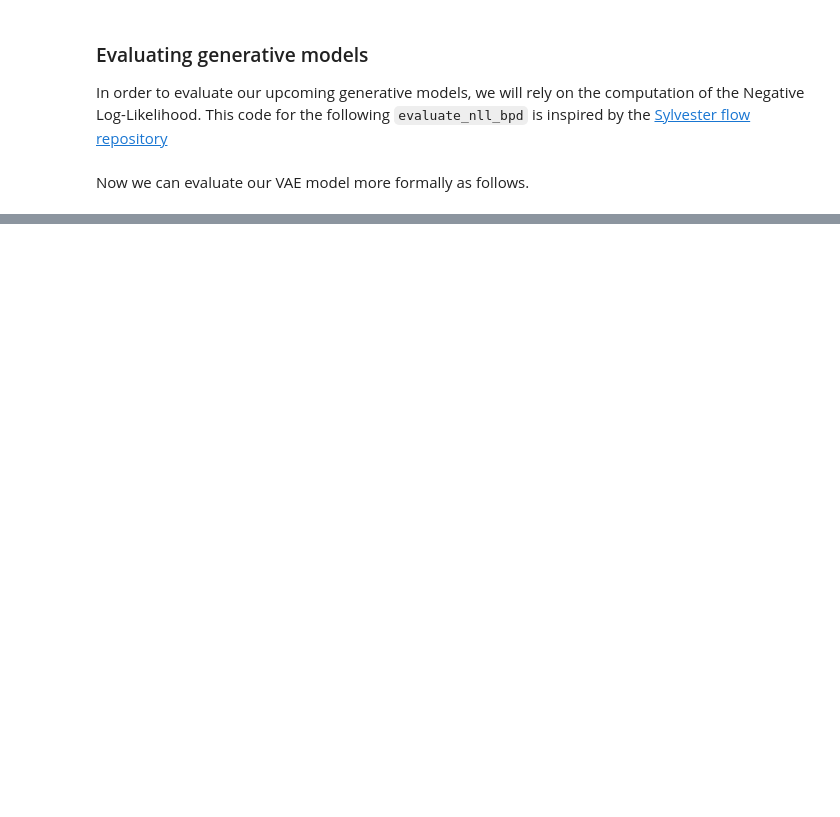
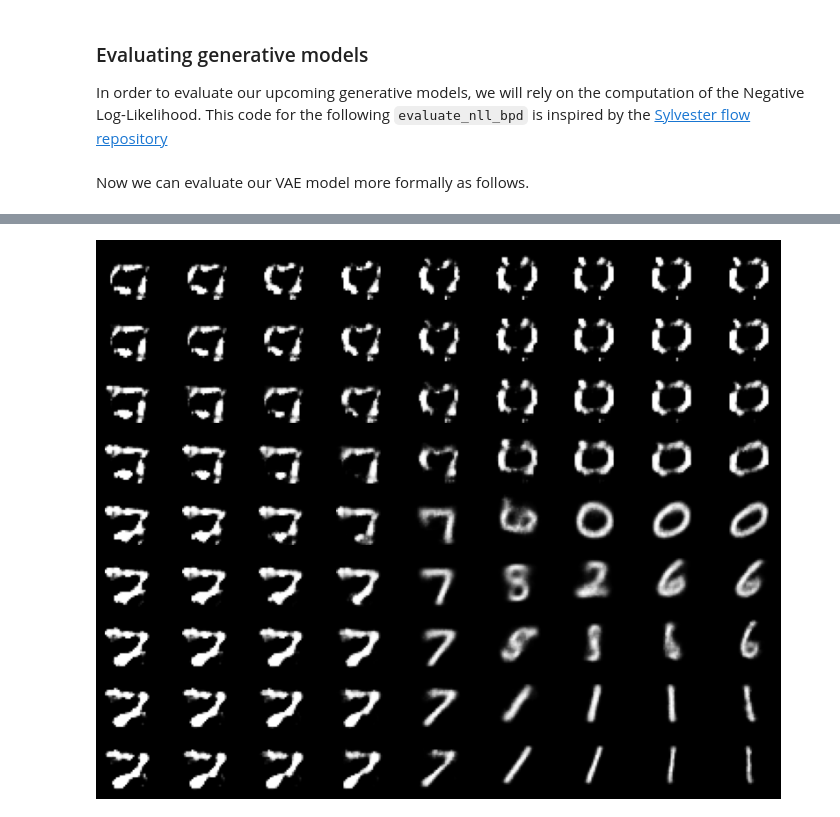
Before and after one commit to gbittencourt/ATIAM2022-timbre-transfer, a Jupyter notebook: Notebooks/VAE_PELADEAU_Come.ipynb, the cells around one changed output, grey strips where cells are left out. Saved outputs shown, nothing was run; the diff lists cells and outputs as text; code cells hidden in the pictures; blank space fills up the shorter version.

```diff
--- a/Notebooks/VAE_PELADEAU_Come.ipynb
+++ b/Notebooks/VAE_PELADEAU_Come.ipynb
@@ -297,0 +390,14 @@ for i in range(9):
+# %%
+x = np.linspace(-3, 3, 9)
+y = np.linspace(-3, 3, 9)
+fig = plt.figure(figsize=(10, 8))
+for i in range(9):
+    for j in range(9):
+        plt.subplot(9, 9, (i * 9) + j + 1)
+        final_tensor = torch.zeros(2)
+        final_tensor[0] = x[i]
+        final_tensor[1] = y[j]
+        plt.imshow(model.decode(final_tensor.to(device)).cpu().detach().reshape(28, 28), cmap='gray')
+        plt.axis('off')
+# %% [output]
+[figure, added]
```
Also changed, not shown: parts of 19 cells of this notebook.
